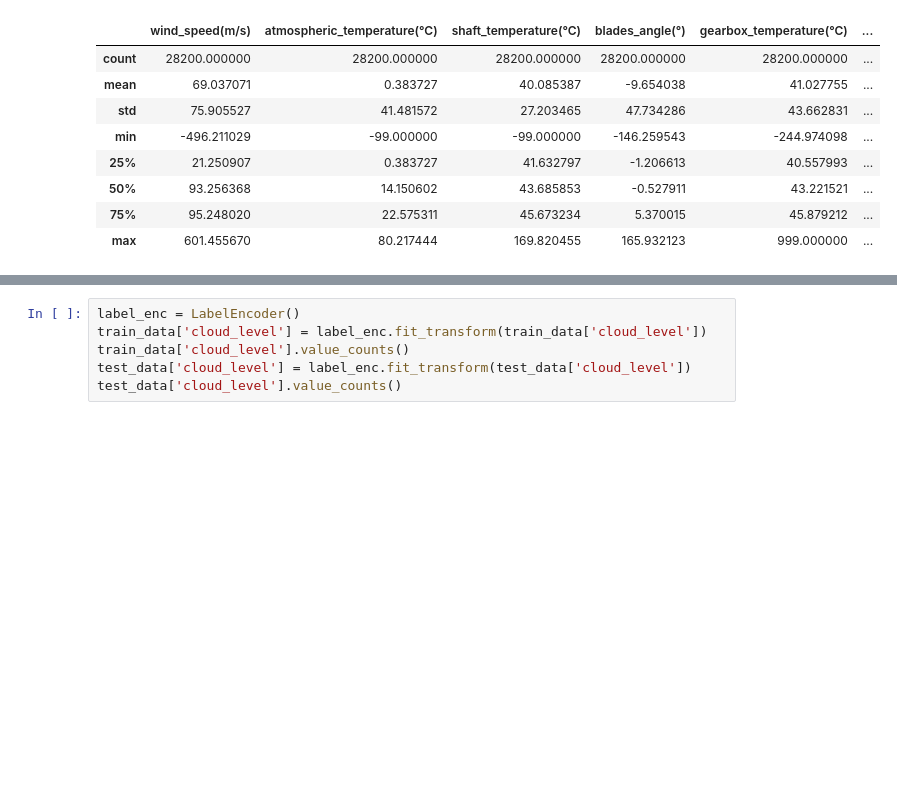
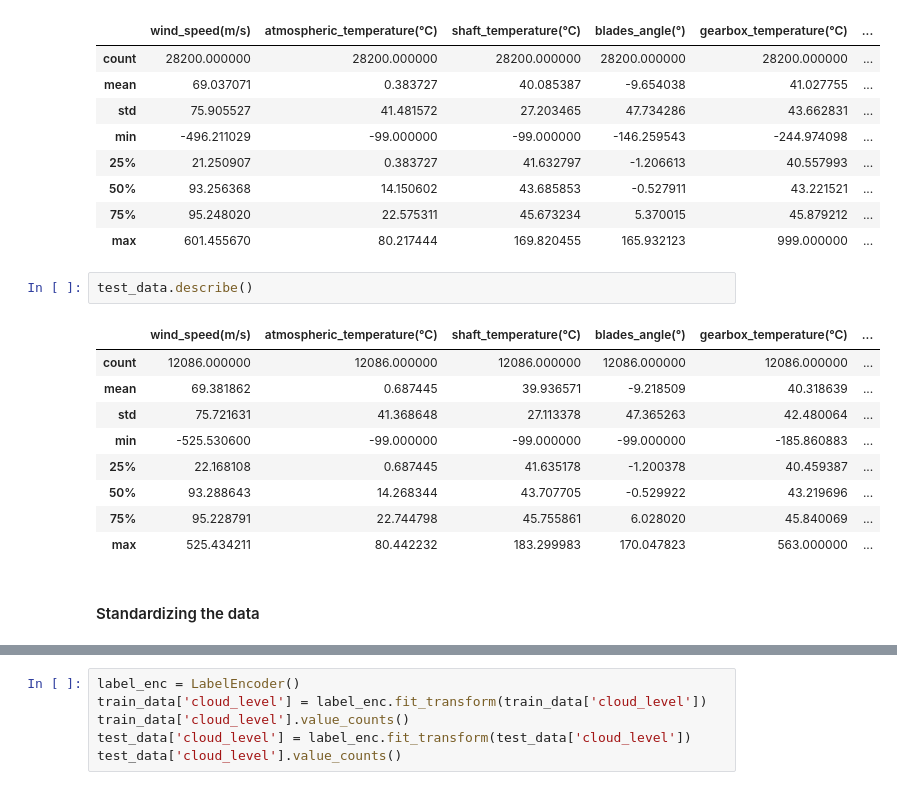
Before and after one commit to himanshu004/ML-DS-Hackathons, a Jupyter notebook: Hacker Earth/Predict-Windmill-Power/notebook.ipynb, the cells around one changed output, grey strips where cells are left out. Cells and saved outputs as stored; diff of their text form; blank space fills up the shorter version.

```diff
--- a/Hacker Earth/Predict-Windmill-Power/notebook.ipynb
+++ b/Hacker Earth/Predict-Windmill-Power/notebook.ipynb
@@ -159,3 +161,17 @@ train_data.describe()
 | 50% | 93.256368 | 14.150602 | 43.685853 | -0.527911 | 43.221521 | ... |
 | 75% | 95.248020 | 22.575311 | 45.673234 | 5.370015 | 45.879212 | ... |
 | max | 601.455670 | 80.217444 | 169.820455 | 165.932123 | 999.000000 | ... |
+# %%
+test_data.describe()
+# %% [output]
+|  | wind_speed(m/s) | atmospheric_temperature(°C) | shaft_temperature(°C) | blades_angle(°) | gearbox_temperature(°C) | ... |
+| count | 12086.000000 | 12086.000000 | 12086.000000 | 12086.000000 | 12086.000000 | ... |
+| mean | 69.381862 | 0.687445 | 39.936571 | -9.218509 | 40.318639 | ... |
+| std | 75.721631 | 41.368648 | 27.113378 | 47.365263 | 42.480064 | ... |
+| min | -525.530600 | -99.000000 | -99.000000 | -99.000000 | -185.860883 | ... |
+| 25% | 22.168108 | 0.687445 | 41.635178 | -1.200378 | 40.459387 | ... |
+| 50% | 93.288643 | 14.268344 | 43.707705 | -0.529922 | 43.219696 | ... |
+| 75% | 95.228791 | 22.744798 | 45.755861 | 6.028020 | 45.840069 | ... |
+| max | 525.434211 | 80.442232 | 183.299983 | 170.047823 | 563.000000 | ... |
+# %% [markdown]
+#### Standardizing the data
```
Also changed, not shown: parts of 5 cells of this notebook.
